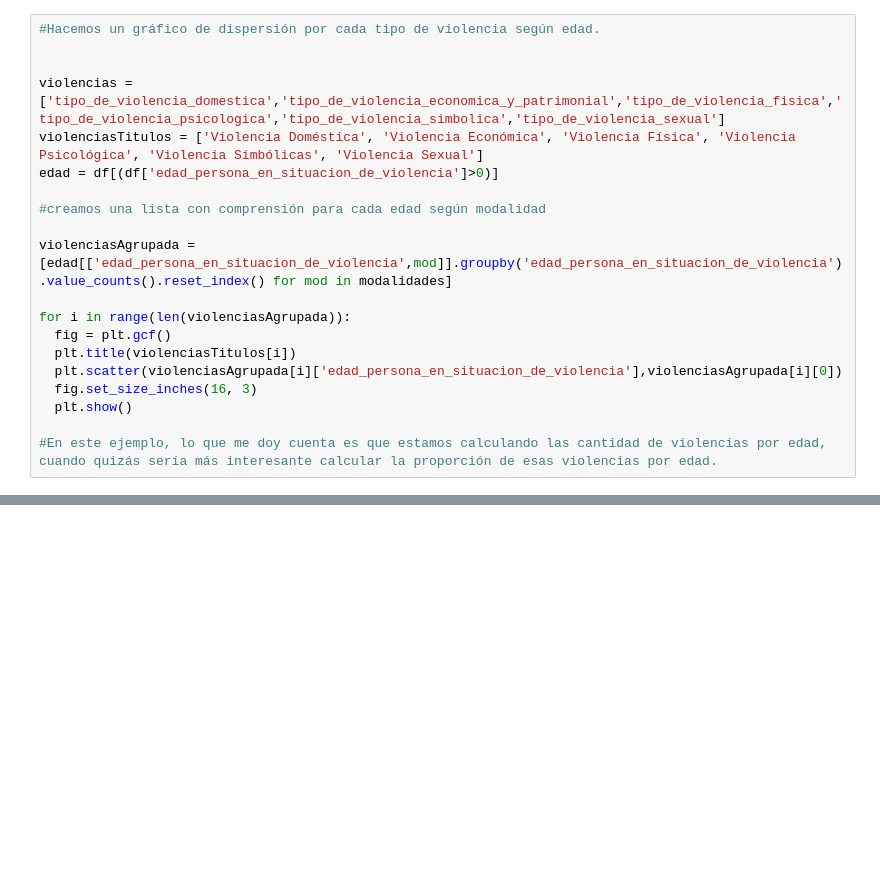
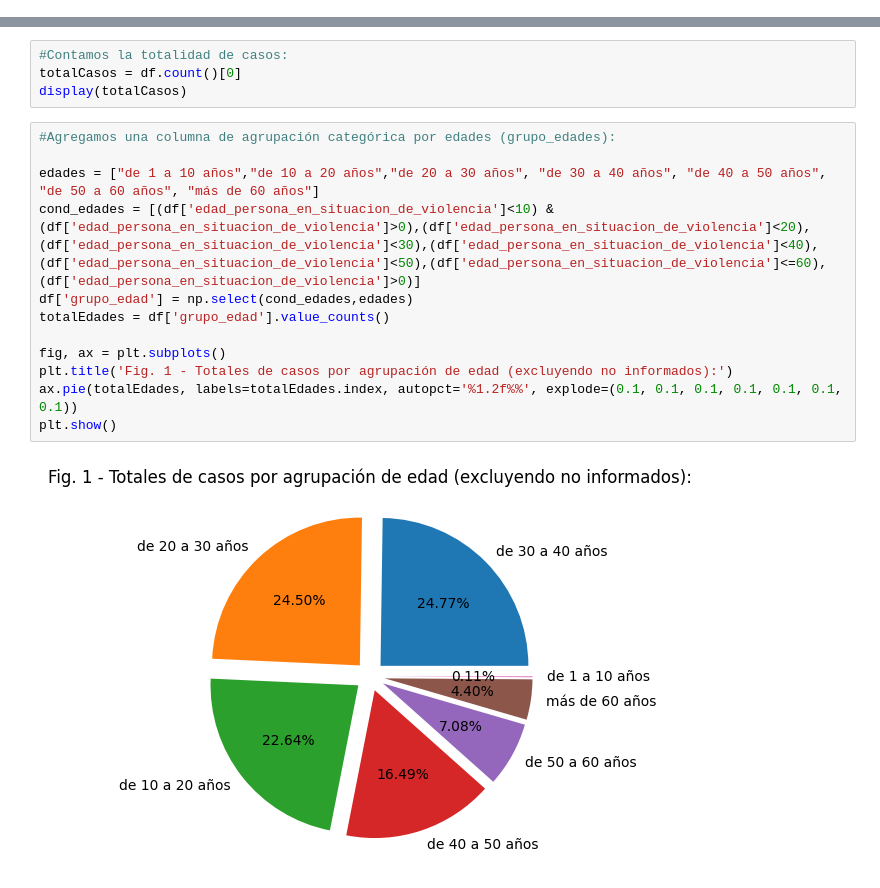
Before and after one commit to CristianPercivati/estadisticayprobabilidadifts24, a Jupyter notebook: tp1/TP1_Análisis_Estadístico.ipynb, the cells around one changed output, grey strips where cells are left out. Cells and saved outputs as stored; diff of their text form; blank space fills up the shorter version.

```diff
--- a/tp1/TP1_Análisis_Estadístico.ipynb
+++ b/tp1/TP1_Análisis_Estadístico.ipynb
@@ -392,20 +5,0 @@ for i in range(len(modalidadAgrupada)):
-# %%
-#Hacemos un gráfico de dispersión por cada tipo de violencia según edad.
-
-
-violencias = ['tipo_de_violencia_domestica','tipo_de_violencia_economica_y_patrimonial','tipo_de_violencia_fisica','tipo_de_violencia_psicologica','tipo_de_violencia_simbolica','tipo_de_violencia_sexual']
-violenciasTitulos = ['Violencia Doméstica', 'Violencia Económica', 'Violencia Física', 'Violencia Psicológica', 'Violencia Simbólicas', 'Violencia Sexual']
-edad = df[(df['edad_persona_en_situacion_de_violencia']>0)]
-
-#creamos una lista con comprensión para cada edad según modalidad
-
-violenciasAgrupada = [edad[['edad_persona_en_situacion_de_violencia',mod]].groupby('edad_persona_en_situacion_de_violencia').value_counts().reset_index() for mod in modalidades]
-
-for i in range(len(violenciasAgrupada)):
-  fig = plt.gcf()
-  plt.title(violenciasTitulos[i])
-  plt.scatter(violenciasAgrupada[i]['edad_persona_en_situacion_de_violencia'],violenciasAgrupada[i][0])
-  fig.set_size_inches(16, 3)
-  plt.show()
-
-#En este ejemplo, lo que me doy cuenta es que estamos calculando las cantidad de violencias por edad, cuando quizás sería más interesante calcular la proporción de esas violencias por edad.
@@ -436,0 +67,18 @@ plt.show()
+# %%
+#Contamos la totalidad de casos:
+totalCasos = df.count()[0]
+display(totalCasos)
+# %%
+#Agregamos una columna de agrupación categórica por edades (grupo_edades):
+
+edades = ["de 1 a 10 años","de 10 a 20 años","de 20 a 30 años", "de 30 a 40 años", "de 40 a 50 años", "de 50 a 60 años", "más de 60 años"]
+cond_edades = [(df['edad_persona_en_situacion_de_violencia']<10) & (df['edad_persona_en_situacion_de_violencia']>0),(df['edad_persona_en_situacion_de_violencia']<20),(df['edad_persona_en_situacion_de_violencia']<30),(df['edad_persona_en_situacion_de_violencia']<40),(df['edad_persona_en_situacion_de_violencia']<50),(df['edad_persona_en_situacion_de_violencia']<=60),(df['edad_persona_en_situacion_de_violencia']>0)]
+df['grupo_edad'] = np.select(cond_edades,edades)
+totalEdades = df['grupo_edad'].value_counts()
+
+fig, ax = plt.subplots()
+plt.title('Fig. 1 - Totales de casos por agrupación de edad (excluyendo no informados):')
+ax.pie(totalEdades, labels=totalEdades.index, autopct='%1.2f%%', explode=(0.1, 0.1, 0.1, 0.1, 0.1, 0.1, 0.1))
+plt.show()
+# %% [output]
+[figure, added]
```
Also changed, not shown: parts of 38 cells of this notebook.
